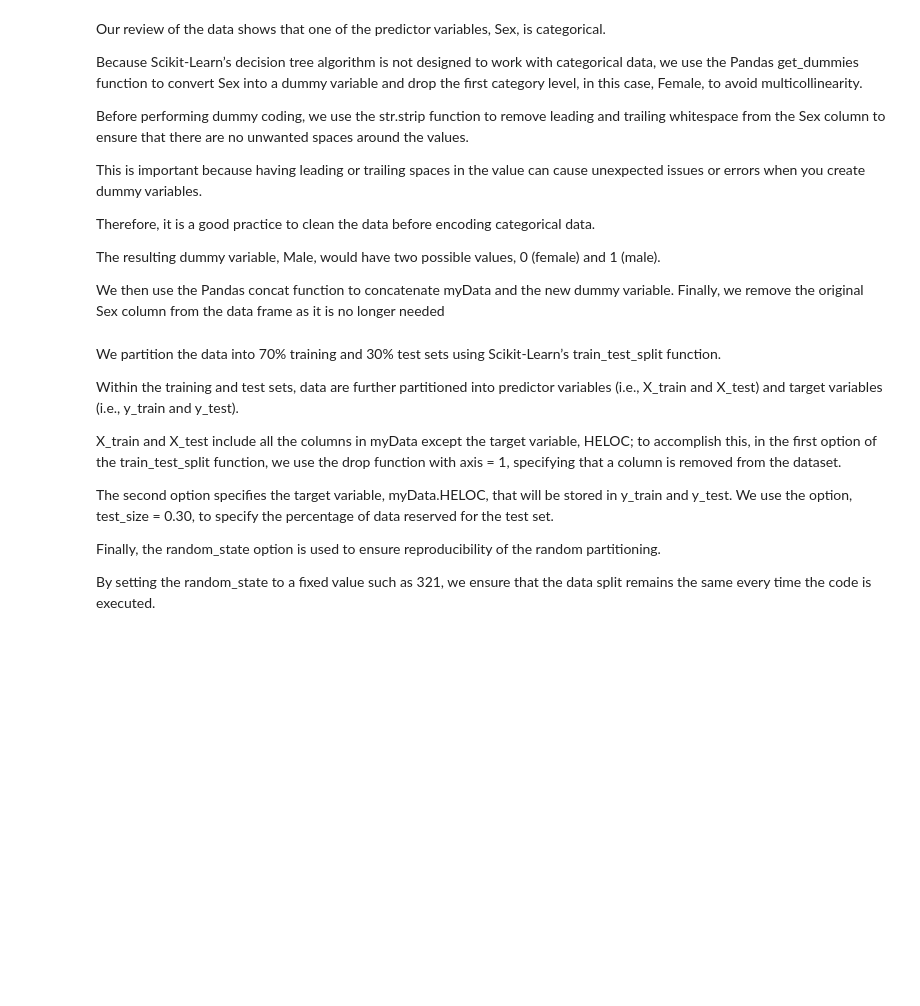
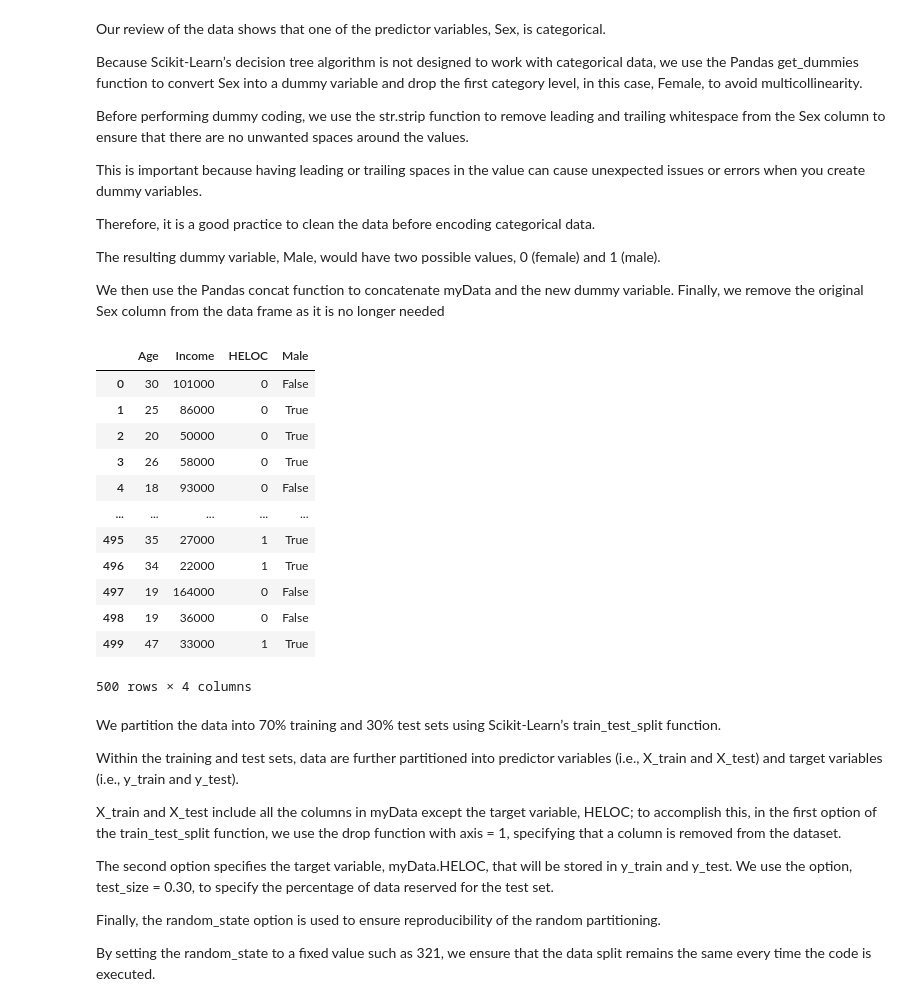
Before and after one commit to ibader85/PredictiveAnalytics, a Jupyter notebook: 17_Classification_Trees_Using_Python.ipynb, the cells around one changed output. Cells and saved outputs as stored; diff of their text form; code cells hidden in the pictures; blank space fills up the shorter version.

```diff
--- a/17_Classification_Trees_Using_Python.ipynb
+++ b/17_Classification_Trees_Using_Python.ipynb
@@ -89,6 +89,22 @@ myData.Sex = myData.Sex.str.strip()
 myData = pd.concat([myData, pd.get_dummies(myData.Sex,
 drop_first = True)], axis = 1)
 myData = myData.drop('Sex', axis = 1)
+# %%
+myData
+# %% [output]
+|  | Age | Income | HELOC | Male |
+| 0 | 30 | 101000 | 0 | False |
+| 1 | 25 | 86000 | 0 | True |
+| 2 | 20 | 50000 | 0 | True |
+| 3 | 26 | 58000 | 0 | True |
+| 4 | 18 | 93000 | 0 | False |
+| ... | ... | ... | ... | ... |
+| 495 | 35 | 27000 | 1 | True |
+| 496 | 34 | 22000 | 1 | True |
+| 497 | 19 | 164000 | 0 | False |
+| 498 | 19 | 36000 | 0 | False |
+| 499 | 47 | 33000 | 1 | True |
+500 rows × 4 columns
 # %% [markdown]
 We partition the data into 70% training and 30% test sets using
 Scikit-Learn’s train_test_split function.
```
Also changed, not shown: parts of 2 cells of this notebook.
